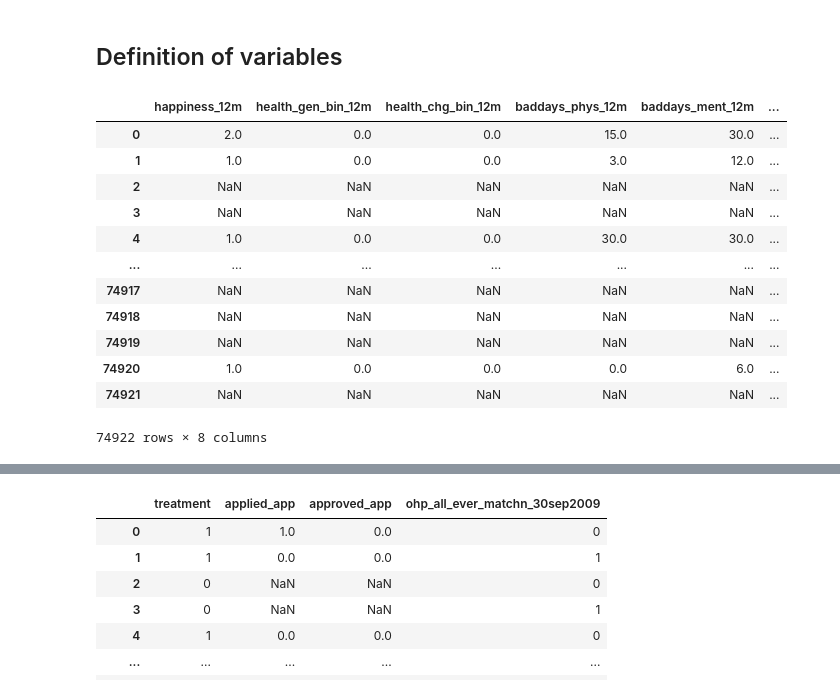
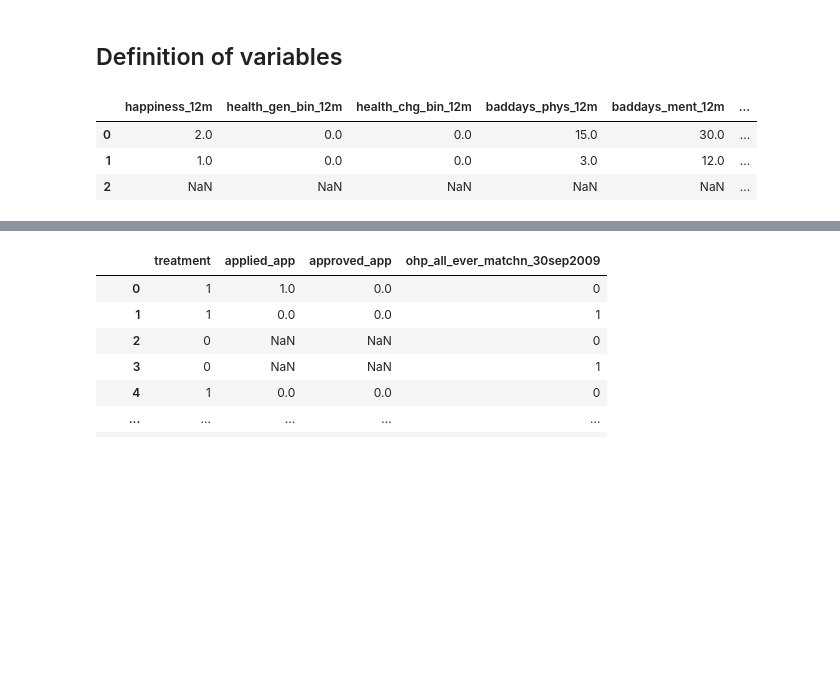
Before and after one commit to Yasmineouattara/ML_for_Econ_Final_Project, a Jupyter notebook: Notebook_Tim.ipynb, the cells around one changed output, grey strips where cells are left out. Drawn from its saved outputs; the diff is of its cells as text; code cells hidden in the pictures; blank space fills up the shorter version.

```diff
--- a/Notebook_Tim.ipynb
+++ b/Notebook_Tim.ipynb
@@ -197,21 +177,12 @@ df_filtered.head(5).iloc[:,1:30]
 # %%
 # Self-perceived physical/mental health outcome at 12
 
-df_filtered[['happiness_12m', 'health_gen_bin_12m', 'health_chg_bin_12m', 'baddays_phys_12m', 'baddays_ment_12m', 'health_work_12m', 'dep_interest_12m', 'dep_sad_12m']]
+df_filtered[['happiness_12m', 'health_gen_bin_12m', 'health_chg_bin_12m', 'baddays_phys_12m', 'baddays_ment_12m', 'health_work_12m', 'dep_interest_12m', 'dep_sad_12m']].head(3)
 # %% [output]
 |  | happiness_12m | health_gen_bin_12m | health_chg_bin_12m | baddays_phys_12m | baddays_ment_12m | ... |
 | 0 | 2.0 | 0.0 | 0.0 | 15.0 | 30.0 | ... |
 | 1 | 1.0 | 0.0 | 0.0 | 3.0 | 12.0 | ... |
 | 2 | NaN | NaN | NaN | NaN | NaN | ... |
-| 3 | NaN | NaN | NaN | NaN | NaN | ... |
-| 4 | 1.0 | 0.0 | 0.0 | 30.0 | 30.0 | ... |
-| ... | ... | ... | ... | ... | ... | ... |
-| 74917 | NaN | NaN | NaN | NaN | NaN | ... |
-| 74918 | NaN | NaN | NaN | NaN | NaN | ... |
-| 74919 | NaN | NaN | NaN | NaN | NaN | ... |
-| 74920 | 1.0 | 0.0 | 0.0 | 0.0 | 6.0 | ... |
-| 74921 | NaN | NaN | NaN | NaN | NaN | ... |
-74922 rows × 8 columns
 # %%
 # Self-perceived physical/mental health outcome at 0
 
```
Also changed, not shown: parts of 25 cells of this notebook.
